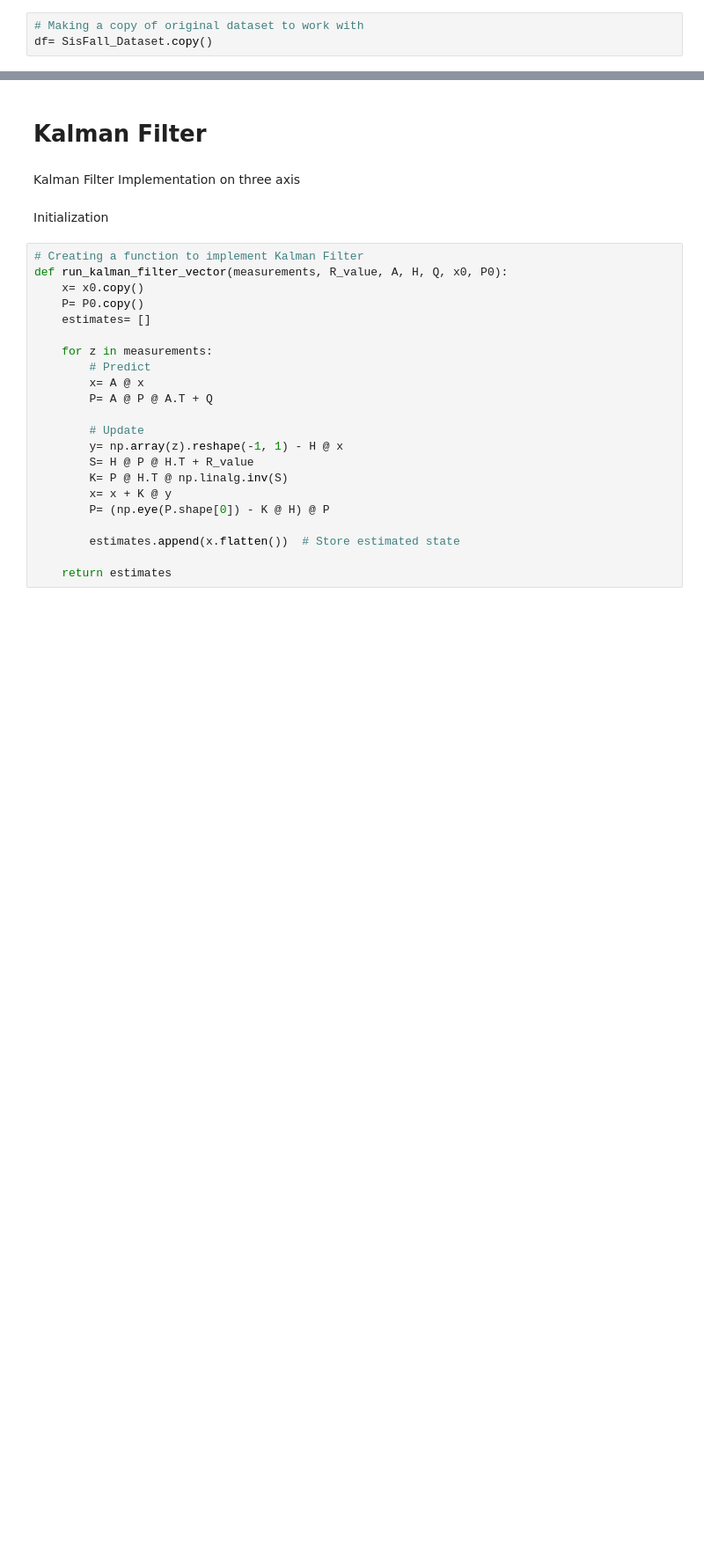
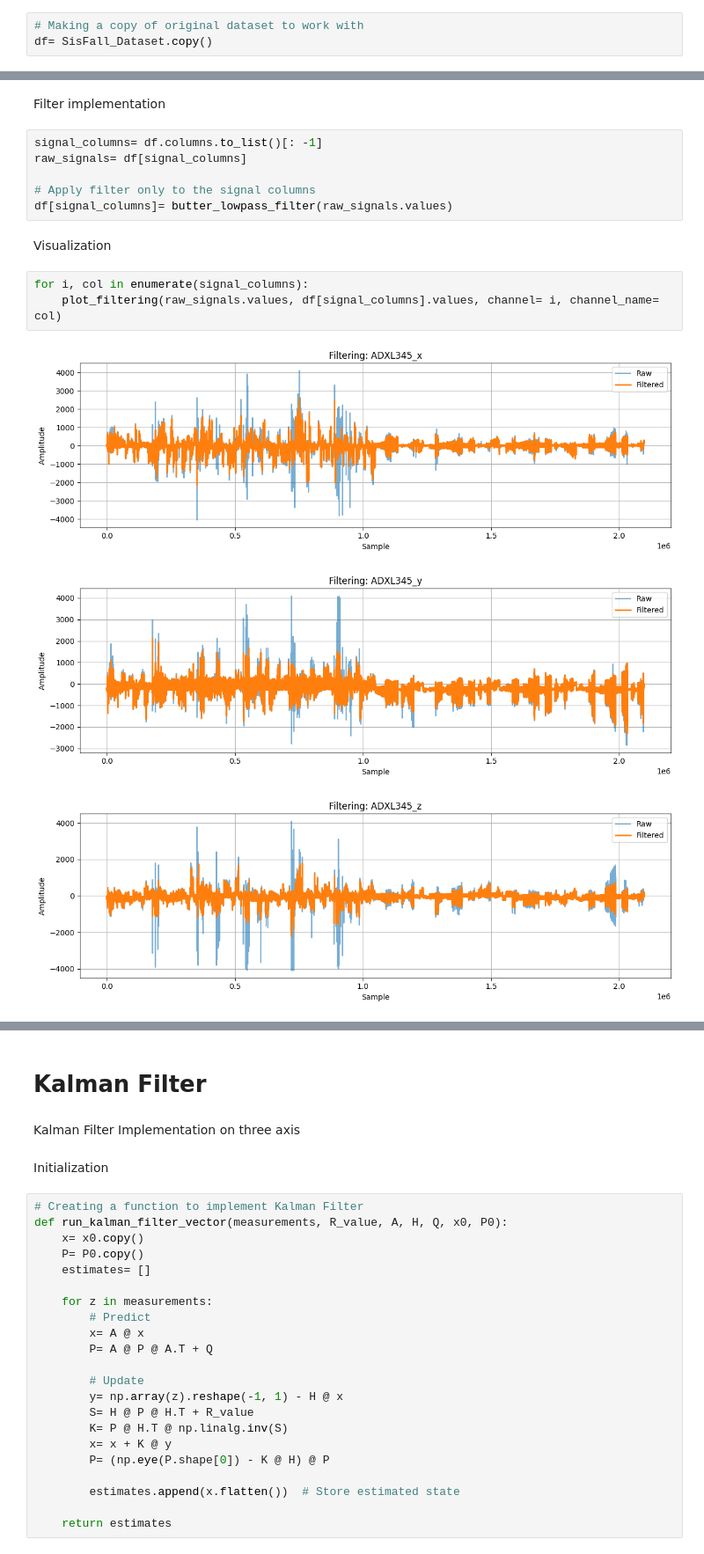
Before and after one commit to ErfanJoodi/Data-Fusion-methods-on-Sis-Fall-dataset, a Jupyter notebook: SisFall-Preprocessing.ipynb, the cells around one changed output, grey strips where cells are left out. Shown: that part at 88% size. Drawn from its saved outputs; the diff is of its cells as text; blank space fills up the shorter version.

Commit message:
Adding butterworth filtering to the preprocessing

```diff
--- a/SisFall-Preprocessing.ipynb
+++ b/SisFall-Preprocessing.ipynb
@@ -28,0 +82,17 @@ df= SisFall_Dataset.copy()
+# %% [markdown]
+Filter implementation
+# %%
+signal_columns= df.columns.to_list()[: -1]
+raw_signals= df[signal_columns]
+
+# Apply filter only to the signal columns
+df[signal_columns]= butter_lowpass_filter(raw_signals.values)
+# %% [markdown]
+Visualization
+# %%
+for i, col in enumerate(signal_columns):
+    plot_filtering(raw_signals.values, df[signal_columns].values, channel= i, channel_name= col)
+# %% [output]
+[figure, added]
+[figure, added]
+[figure, added]
```
Also changed, not shown: parts of 5 cells of this notebook, 13 other files.
